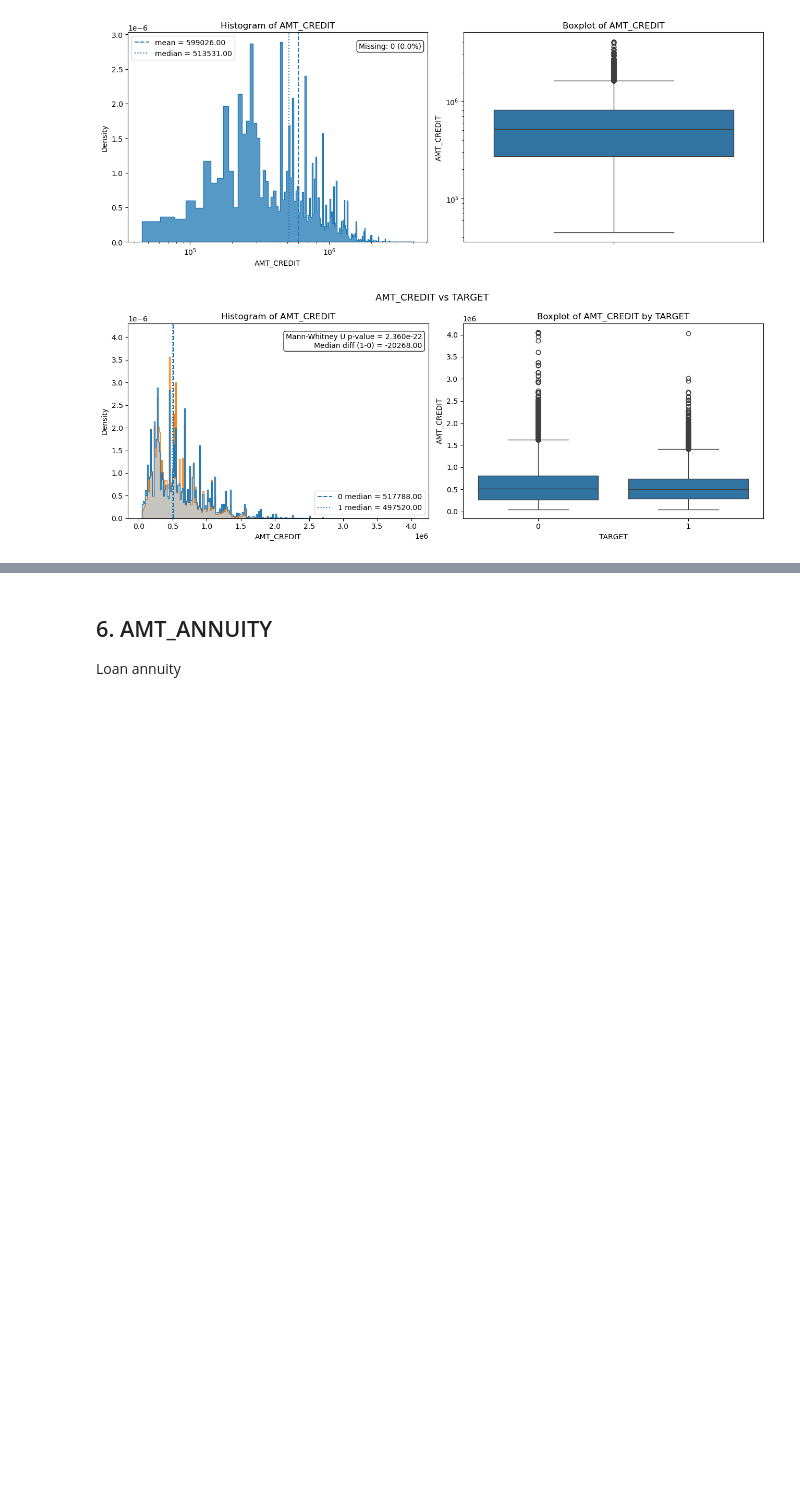
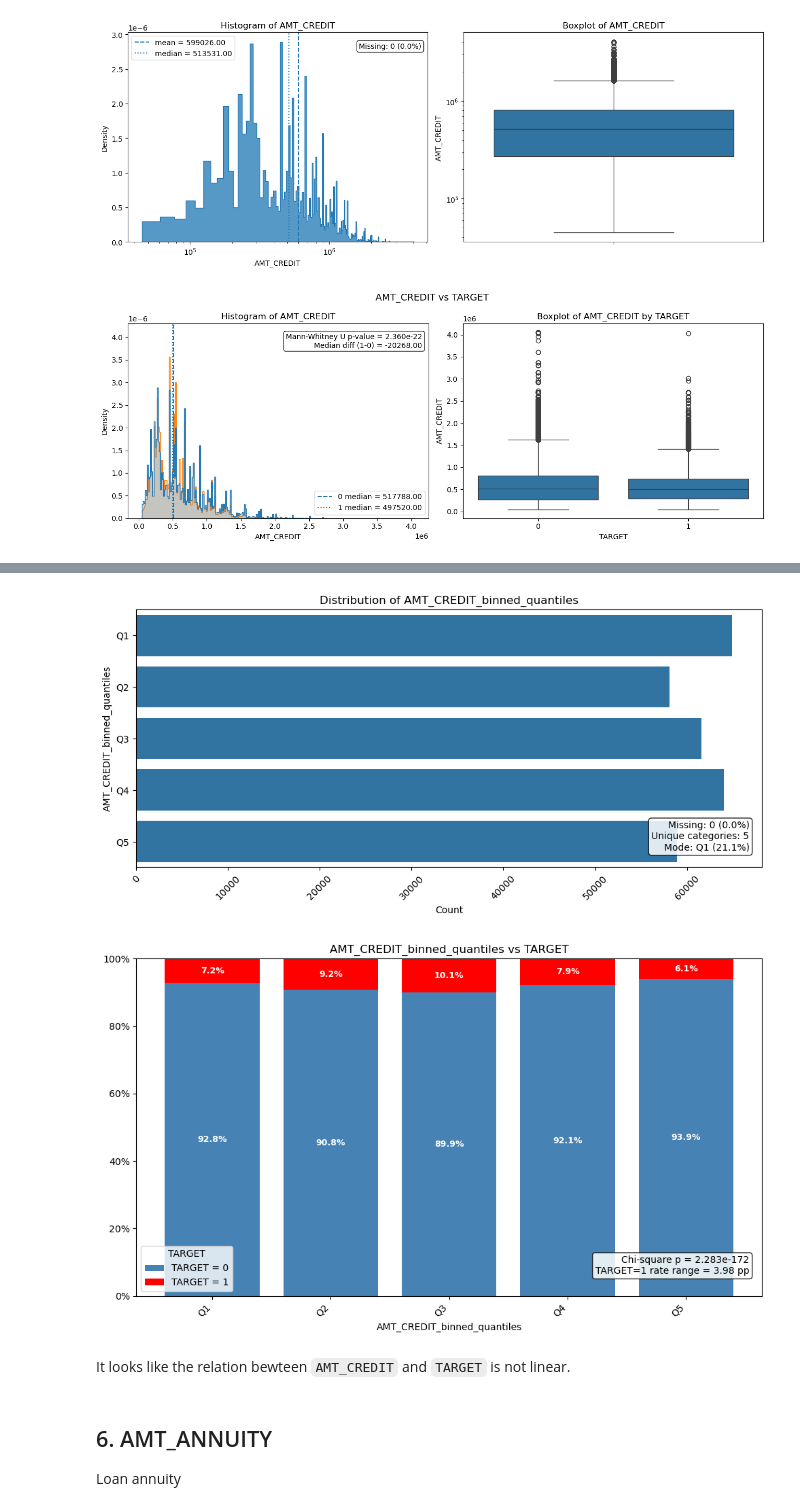
Before and after one commit to alek-ds/home-credit-default-risk-ak, a Jupyter notebook: notebooks/app_univariate_bivariate_loan.ipynb, the cells around one changed output, grey strips where cells are left out. Drawn from its saved outputs; the diff is of its cells as text; code cells hidden in the pictures; blank space fills up the shorter version.

Commit message:
Adding analysis of binned version of quantitative variables

```diff
--- a/notebooks/app_univariate_bivariate_loan.ipynb
+++ b/notebooks/app_univariate_bivariate_loan.ipynb
@@ -121,0 +148,12 @@ The difference is statistically significant but quite small in temrs of value.
+# %%
+amt_credit_binned, binned_df, amt_quantiles_summary = bin_quantitative_var(
+    df = app_df,
+    quant_var='AMT_CREDIT',
+    quantiles_bins=True,
+    target_var='TARGET',
+    return_binned_quantiles=True,
+    return_summary=True,
+    return_df=True
+)
+
+amt_quantiles_summary
@@ -122,3 +167,11 @@ The difference is statistically significant but quite small in temrs of value.
+# %%
+plot_categorical_distribution(df=binned_df, cat_var='AMT_CREDIT_binned_quantiles', respect_category_order=True)
+plot_categorical_vs_binary(df=binned_df, cat_var='AMT_CREDIT_binned_quantiles', target_var='TARGET', respect_category_order=True)
+# %% [output]
+[figure, added]
+[figure, added]
+# %% [markdown]
+It looks like the relation bewteen `AMT_CREDIT` and `TARGET` is not linear.
 # %% [markdown]
 ## 6. AMT_ANNUITY
 Loan annuity
```
Also changed, not shown: parts of 18 cells of this notebook.
